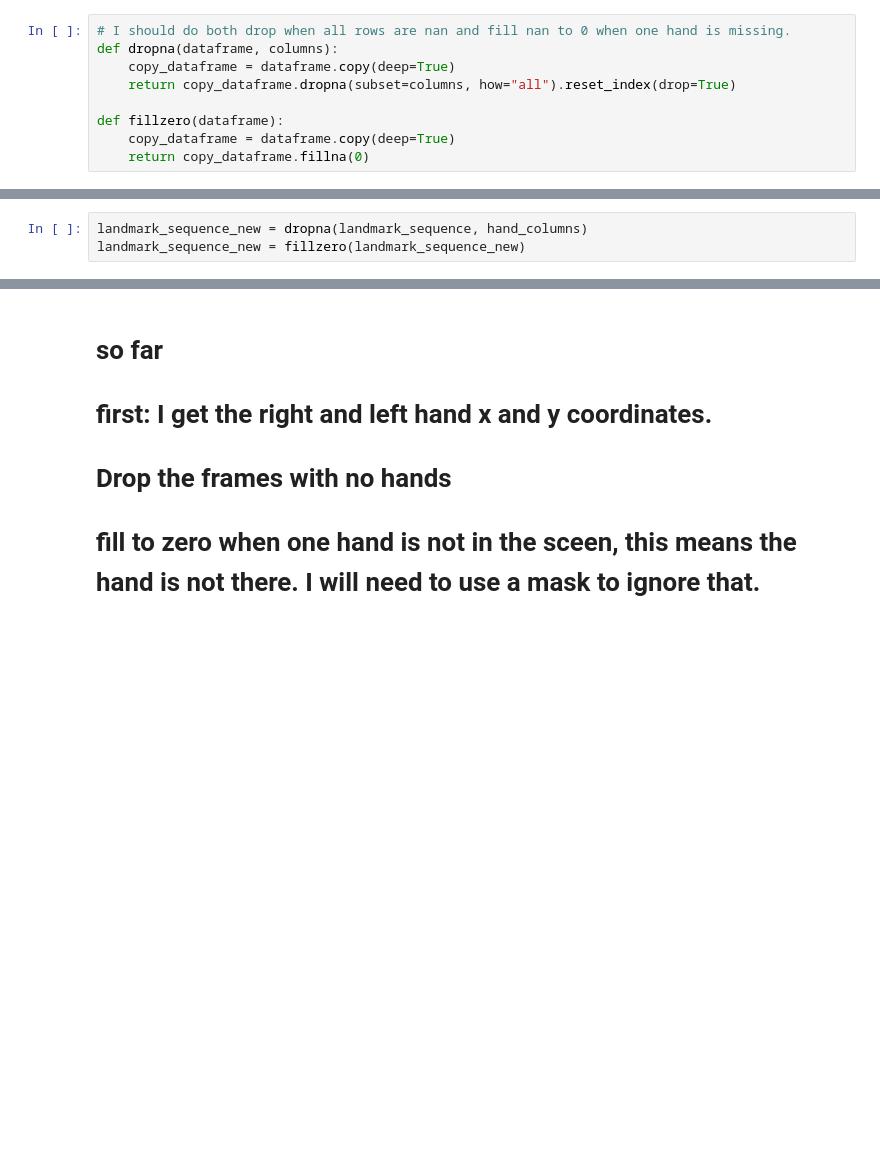
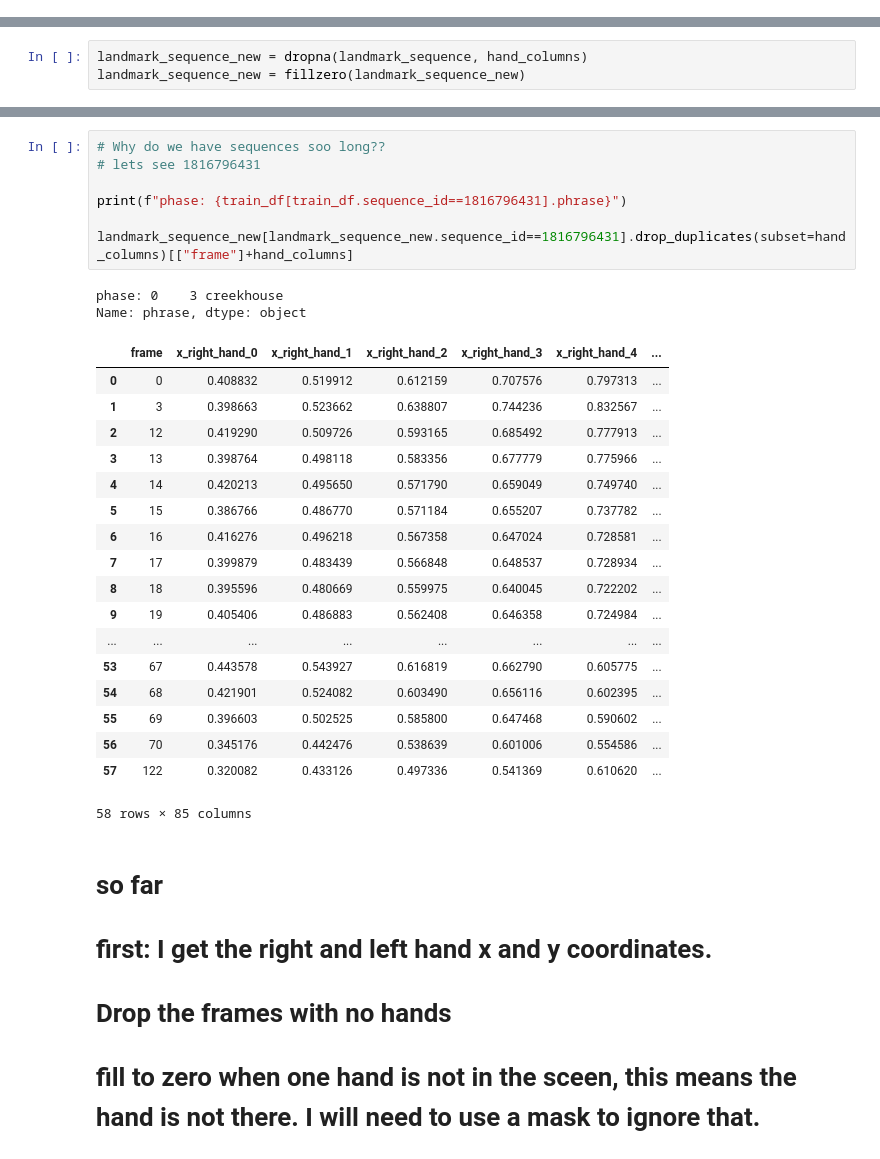
Before and after one commit to mmartiasg/fingerspelling-recognition, a Jupyter notebook: notebooks/exploration.ipynb, the cells around one changed output, grey strips where cells are left out. Drawn from its saved outputs; the diff is of its cells as text; blank space fills up the shorter version.

```diff
--- a/notebooks/exploration.ipynb
+++ b/notebooks/exploration.ipynb
@@ -203,9 +123,0 @@ landmark_sequence.head()[["sequence_id", "frame"]+hand_columns].dropna(subset=ha
-# %%
-# I should do both drop when all rows are nan and fill nan to 0 when one hand is missing.
-def dropna(dataframe, columns):
-    copy_dataframe = dataframe.copy(deep=True)
-    return copy_dataframe.dropna(subset=columns, how="all").reset_index(drop=True)
-
-def fillzero(dataframe):
-    copy_dataframe = dataframe.copy(deep=True)
-    return copy_dataframe.fillna(0)
@@ -271,3 +182,31 @@ landmark_sequence_new.reset_index()[["sequence_id", "frame"]+hand_columns].sort_
+# %%
+# Why do we have sequences soo long??
+# lets see 1816796431
+
+print(f"phase: {train_df[train_df.sequence_id==1816796431].phrase}")
+
+landmark_sequence_new[landmark_sequence_new.sequence_id==1816796431].drop_duplicates(subset=hand_columns)[["frame"]+hand_columns]
+# %% [output]
+phase: 0    3 creekhouse
+Name: phrase, dtype: object
+|  | frame | x_right_hand_0 | x_right_hand_1 | x_right_hand_2 | x_right_hand_3 | x_right_hand_4 | ... |
+| 0 | 0 | 0.408832 | 0.519912 | 0.612159 | 0.707576 | 0.797313 | ... |
+| 1 | 3 | 0.398663 | 0.523662 | 0.638807 | 0.744236 | 0.832567 | ... |
+| 2 | 12 | 0.419290 | 0.509726 | 0.593165 | 0.685492 | 0.777913 | ... |
+| 3 | 13 | 0.398764 | 0.498118 | 0.583356 | 0.677779 | 0.775966 | ... |
+| 4 | 14 | 0.420213 | 0.495650 | 0.571790 | 0.659049 | 0.749740 | ... |
+| 5 | 15 | 0.386766 | 0.486770 | 0.571184 | 0.655207 | 0.737782 | ... |
+| 6 | 16 | 0.416276 | 0.496218 | 0.567358 | 0.647024 | 0.728581 | ... |
+| 7 | 17 | 0.399879 | 0.483439 | 0.566848 | 0.648537 | 0.728934 | ... |
+| 8 | 18 | 0.395596 | 0.480669 | 0.559975 | 0.640045 | 0.722202 | ... |
+| 9 | 19 | 0.405406 | 0.486883 | 0.562408 | 0.646358 | 0.724984 | ... |
+| ... | ... | ... | ... | ... | ... | ... | ... |
+| 53 | 67 | 0.443578 | 0.543927 | 0.616819 | 0.662790 | 0.605775 | ... |
+| 54 | 68 | 0.421901 | 0.524082 | 0.603490 | 0.656116 | 0.602395 | ... |
+| 55 | 69 | 0.396603 | 0.502525 | 0.585800 | 0.647468 | 0.590602 | ... |
+| 56 | 70 | 0.345176 | 0.442476 | 0.538639 | 0.601006 | 0.554586 | ... |
+| 57 | 122 | 0.320082 | 0.433126 | 0.497336 | 0.541369 | 0.610620 | ... |
+58 rows × 85 columns
 # %% [markdown]
 # so far
 
```
Also changed, not shown: parts of 43 cells of this notebook, 20 other files.
